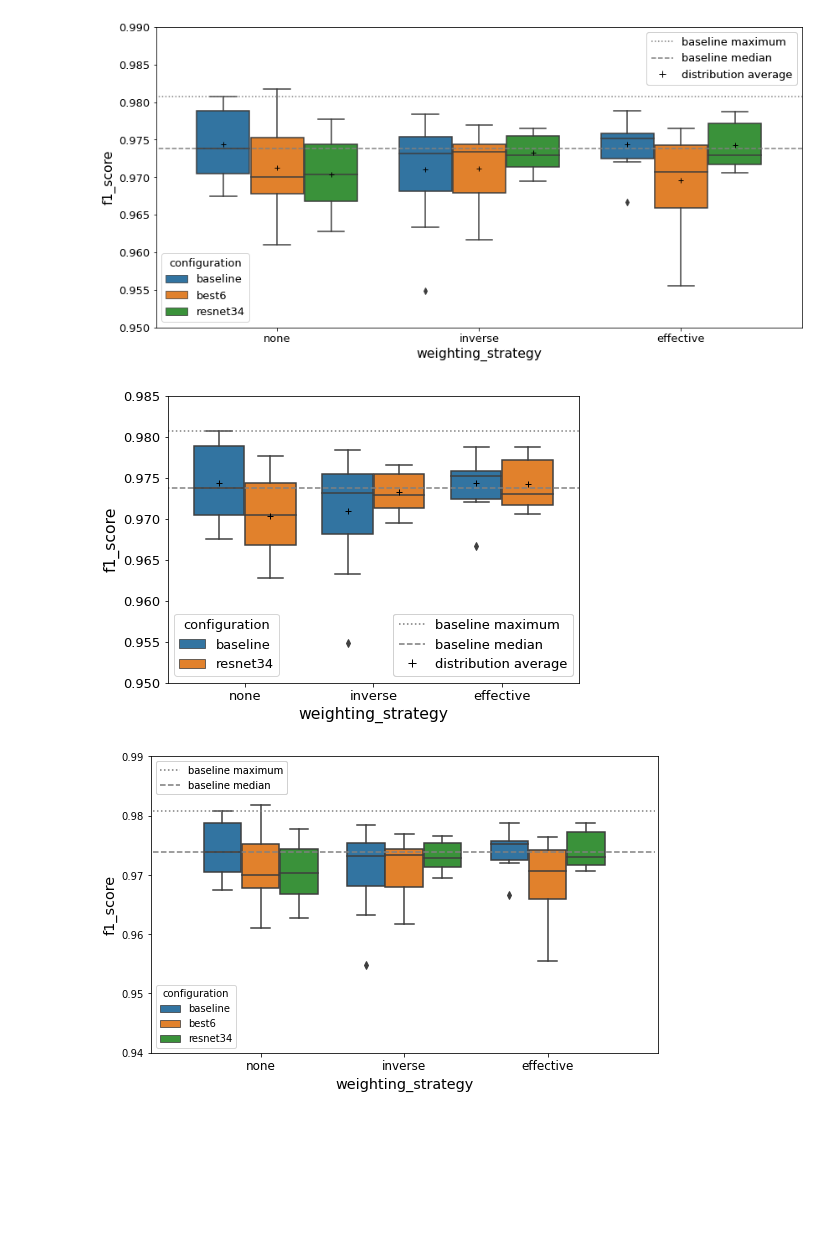
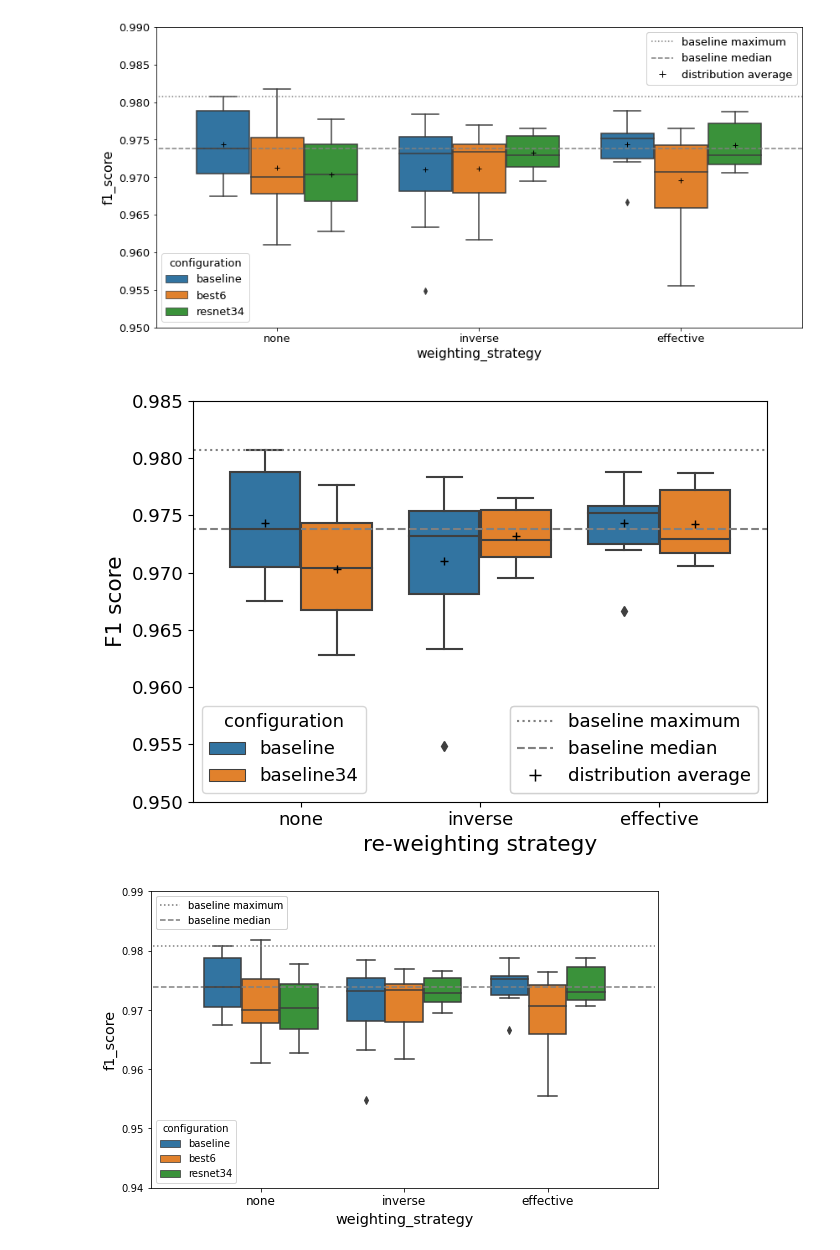
Before and after one commit to tttiago/GravitySpyClassifier, a Jupyter notebook: 07_compare_weighted.ipynb, the cells around one changed output. Drawn from its saved outputs; the diff is of its cells as text; code cells hidden in the pictures; blank space fills up the shorter version.

Commit message:
Corrected cases of paper fig.

```diff
--- a/07_compare_weighted.ipynb
+++ b/07_compare_weighted.ipynb
@@ -109,38 +109,40 @@ fig.savefig('../figs/glitches/07_compare_weighted_v2.pdf', dpi=600)
 [figure]
 # %%
 paper_f1_df = f1_df.loc[f1_df['config']!='best6']
+# %%
+paper_f1_df = paper_f1_df.replace({'resnet18': 'ResNet18', 'resnet34': 'baseline34'})
 # %%
 plt.rc('font', size=13)
 
 import matplotlib.lines as mlines
 
 fig = plt.figure(figsize=(7, 5))
 sns.boxplot(x='weighting_strategy', y='f1_score', hue='config', data=paper_f1_df,
             showmeans=True, meanprops={"marker": "+", "markeredgecolor": "black"},
             hue_order=sorted(paper_f1_df['config'].unique()), order=['none', 'inverse', 'effective'])
 plt.xlim([-0.6, 2.6])
 plt.ylim([0.95, 0.985])
 ax = plt.gca()
 l = ax.get_ylabel()
-ax.set_ylabel(l, size='large')
-ax.set_xlabel("weighting_strategy", size='large')
+ax.set_ylabel("F1 score", size='large')
+ax.set_xlabel("re-weighting strategy", size='large')
 #plt.xticks(fontsize='large')
 leg1 = plt.legend(title='configuration', loc='lower left')
 #ax.set_xticks([])
 
 maximum = plt.hlines(0.980712, -0.75, 2.75, linestyles='dotted', color='grey', label='baseline maximum')
 median = plt.hlines(0.973796, -0.75, 2.75, linestyles='dashed', color='grey', label='baseline median')
 average = mlines.Line2D([], [], color='black', marker='+', linestyle='None',
                           markersize=8, label='distribution average')
 baseline_legend = ax.legend(handles=[maximum, median, average], loc='lower right')
 ax.add_artist(baseline_legend)
 ax.add_artist(leg1)
 
 fig.tight_layout()
 
-fig.savefig('../figs/glitches/07_compare_weighted_paper.pdf', dpi=600)
+fig.savefig('../figs/glitches/07_compare_weighted_paper_v2.pdf', dpi=600)
 # %% [output]
-[figure, old version]
+[figure, new version]
 # %%
 import matplotlib.lines as mlines
 
```
Also changed, not shown: parts of 1 cell of this notebook.
